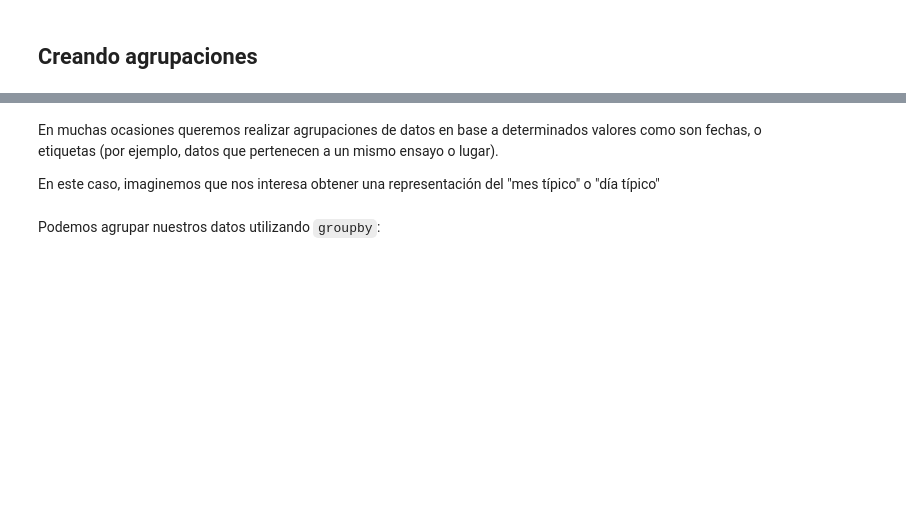
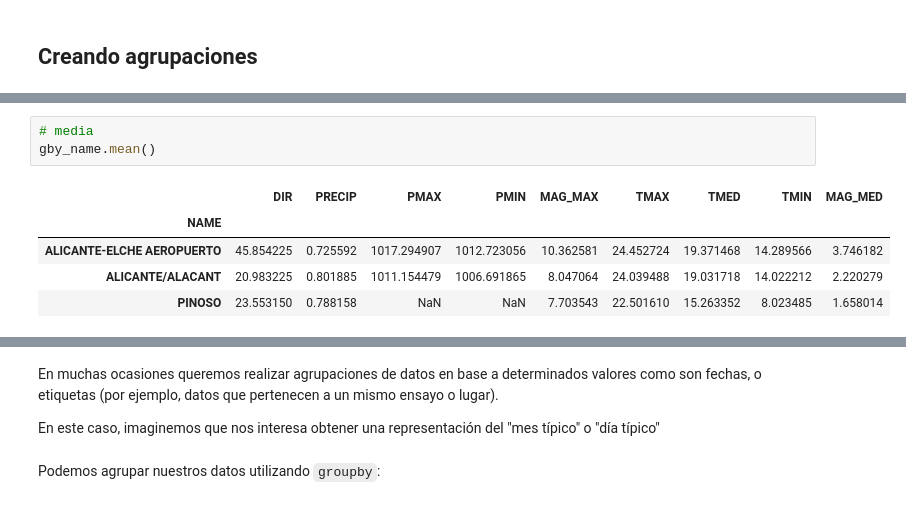
Before and after one commit to CAChemE/python-analisis-modelado-datos, a Jupyter notebook: notebooks/0102_Pandas-Operaciones-con-DataFrames.ipynb, the cells around one changed output, grey strips where cells are left out. Saved outputs shown, nothing was run; the diff lists cells and outputs as text; blank space fills up the shorter version.

```diff
--- a/notebooks/0102_Pandas-Operaciones-con-DataFrames.ipynb
+++ b/notebooks/0102_Pandas-Operaciones-con-DataFrames.ipynb
@@ -120,0 +103,9 @@ See the caveats in the documentation: http://pandas.pydata.org/pandas-docs/stabl
+# %%
+# media
+gby_name.mean()
+# %% [output]
+|  | DIR | PRECIP | PMAX | PMIN | MAG_MAX | TMAX | TMED | TMIN | MAG_MED |
+| NAME |  |  |  |  |  |  |  |  |  |
+| ALICANTE-ELCHE AEROPUERTO | 45.854225 | 0.725592 | 1017.294907 | 1012.723056 | 10.362581 | 24.452724 | 19.371468 | 14.289566 | 3.746182 |
+| ALICANTE/ALACANT | 20.983225 | 0.801885 | 1011.154479 | 1006.691865 | 8.047064 | 24.039488 | 19.031718 | 14.022212 | 2.220279 |
+| PINOSO | 23.553150 | 0.788158 | NaN | NaN | 7.703543 | 22.501610 | 15.263352 | 8.023485 | 1.658014 |
```
Also changed, not shown: parts of 22 cells of this notebook, 3 other files.
